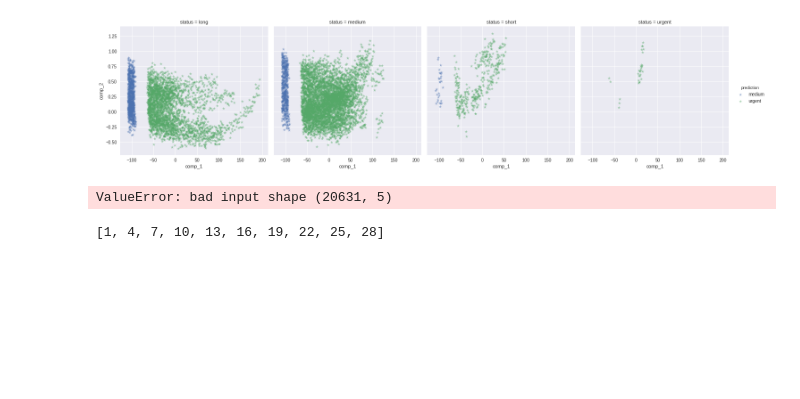
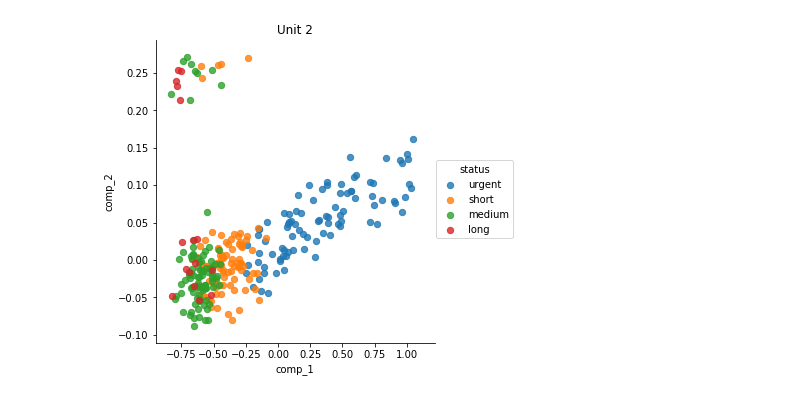
Before and after one commit to asadisaghar/PdM-C-MAPSS, a Jupyter notebook: play/PCA.ipynb, the cells around one changed output. Cells and saved outputs as stored; diff of their text form; code cells hidden in the pictures; blank space fills up the shorter version.

```diff
--- a/play/PCA.ipynb
+++ b/play/PCA.ipynb
@@ -11,15 +12,12 @@ import seaborn as sns
 sn = 1
 setnumber = 'FD00' + str(sn)
 # %%
-# read data
+## READ DATA
 print 'read data'
 train = pd.read_csv('data/train_'+setnumber+'.csv')
 train_RULs = np.array([train.loc[train.id==i, 'cycle'].max() for i in train.id.unique()])
 test = pd.read_csv('data/test_'+setnumber+'.csv')
 test_RULs = np.array([test.loc[test.id==i, 'RUL'].min() for i in train.id.unique()])
-# drop the extra column
-print 'drop index column'
-train.drop('Unnamed: 0', 1, inplace=True)
-test.drop('Unnamed: 0', 1, inplace=True)
+print train
 # %% [output]
 read data
@@ -97,0 +40,7 @@ encode labels as one-vs-all vectors
+# %%
+# DROP EXTRA COLUMN(S)
+print 'drop index column'
+drop_cols = ['Unnamed: 0', 'setting1', 'setting2', 'setting3']#, 's1', 's18', 's19']
+train.drop(drop_cols, 1, inplace=True)
+test.drop(drop_cols, 1, inplace=True)
+print train
@@ -97,0 +119,6 @@ encode labels as one-vs-all vectors
+# %%
+## SEPARATE FEATURES AND LABELS
+train_X = train.values[:,2:-2]
+train_y = train.values[:,-2]
+test_X = test.values[:,2:-2]
+test_y = test.values[:,-2]
@@ -98,23 +147,23 @@ encode labels as one-vs-all vectors
 # %%
+## COMPONENT ANALYSIS
 PCA = True
 CCA = False
-nc=10
+nc = 15
 
 if PCA:
-    pca = sklearn.decomposition.PCA(n_components=nc)
-    pca.fit(train_X)
+    pca = sklearn.decomposition.PCA(n_components=nc).fit(train_X)
     trainX = pca.transform(train_X)
     testX = pca.transform(test_X)
     evals = pca.explained_variance_ratio_
     evals_cs = evals.cumsum()
-    print evals, evals_cs
+    print evals
+    print evals_cs
     plt.plot(range(1, nc+1), evals, 'o', label='individual')
     plt.plot(range(1, nc+1), evals_cs, 'o', label='cumulative')
     plt.legend()
     plt.show()
 elif CCA:
-    cca = sklearn.cross_decomposition.CCA(n_components=nc)
-    cca.fit(train_X, train_y)
+    cca = sklearn.cross_decomposition.CCA(n_components=nc).fit(train_X, train_y)
     trainX = cca.transform(train_X)
     testX = cca.transform(test_X)
 # %% [output]
@@ -233,15 +197,9 @@ plt.show()
 # %%
-sns.lmplot('comp_1', 'comp_2', hue='prediction', col='status', fit_reg=False, data=X_test, markers='*', scatter_kws={'alpha':0.5})
+## PLOT TRAJECTORY OF UNIT (i)
+i = 2
+inds = (train.loc[train.id==i]).index
+sns.lmplot('comp_1', 'comp_2', hue='status', fit_reg=False, data=X_train.iloc[inds], markers='o', scatter_kws={'alpha':0.8, 's':40})
+plt.title('Unit %d'%i)
 plt.show()
 # %% [output]
-[figure, old version]
+[figure, new version]
-# %%
-import sklearn.svm
-clf = sklearn.svm.SVC()
-clf.fit(trainX, train_y)
-# %% [output]
-ValueError: bad input shape (20631, 5)
-# %%
-range(1, 30, 3)
-# %% [output]
-[1, 4, 7, 10, 13, 16, 19, 22, 25, 28]
```
Also changed, not shown: parts of 18 cells of this notebook.
